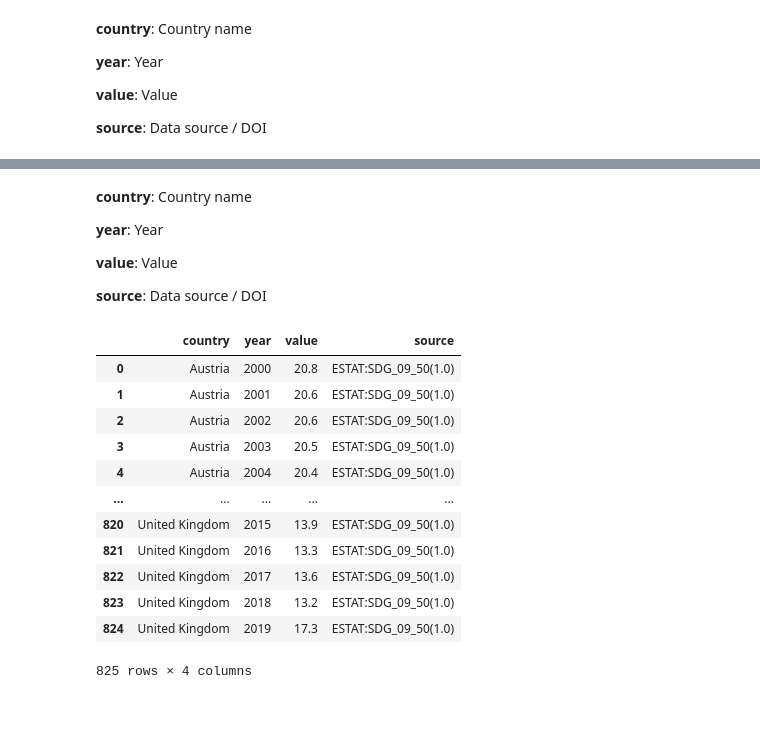
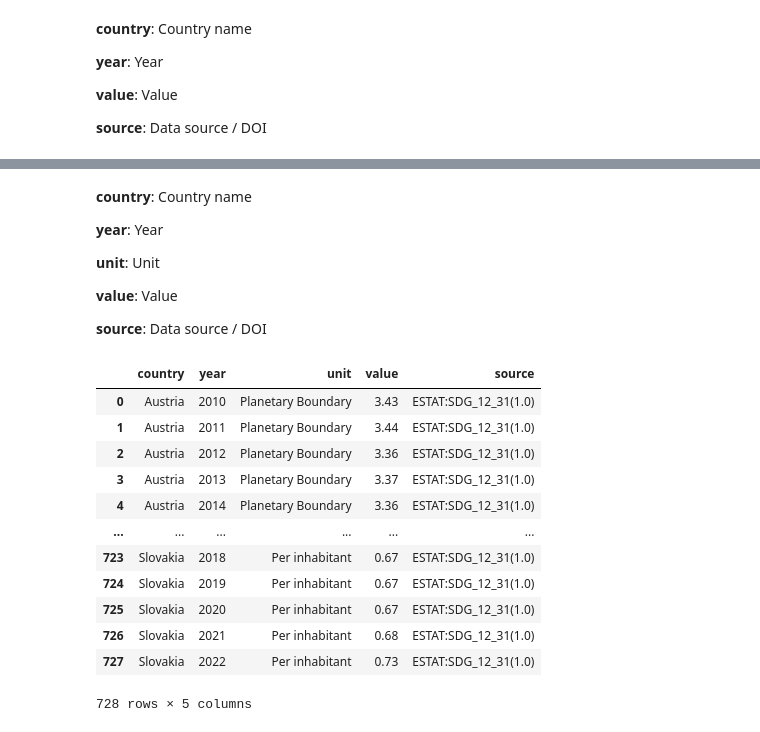
Before and after one commit to mozartfish/DH2321-Final-Project, a Jupyter notebook: data_cleaning.ipynb, the cells around one changed output, grey strips where cells are left out. Cells and saved outputs as stored; diff of their text form; code cells hidden in the pictures.

```diff
--- a/data_cleaning.ipynb
+++ b/data_cleaning.ipynb
@@ -135,0 +174,4 @@ df_11
+# %%
+df_12 = pd.read_csv('raw_data/sdg_12.csv')
+df_12.columns = df_12.columns.str.lower()
+df_12
@@ -138,33 +194,33 @@ df_11
 
 **year**: Year
 
+**unit**: Unit
+
 **value**: Value
 
 **source**: Data source / DOI
 # %%
-df_11.columns = df_11.columns.str.lower()
+df_12 = df_12.rename(columns={'geo': 'country'})
+df_12 = df_12.rename(columns={'time_period': 'year'})
+df_12 = df_12.rename(columns={'obs_value': 'value'})
+df_12 = df_12.rename(columns={'dataflow': 'source'})
 
-df_11 = df_11.rename(columns={'geo': 'country'})
-df_11 = df_11.rename(columns={'time_period': 'year'})
-df_11 = df_11.rename(columns={'obs_value': 'value'})
-df_11 = df_11.rename(columns={'dataflow': 'source'})
+df_12 = df_12[['country', 'year', 'unit', 'value', 'source']]
 
-df_11 = df_11[['country', 'year', 'value', 'source']]
+df_12.to_csv('data/sdg_12.csv', index=False)
 
-df_11.to_csv('data/sdg_11.csv', index=False)
-
-df_11
+df_12
 # %% [output]
-|  | country | year | value | source |
-| 0 | Austria | 2000 | 20.8 | ESTAT:SDG_09_50(1.0) |
-| 1 | Austria | 2001 | 20.6 | ESTAT:SDG_09_50(1.0) |
-| 2 | Austria | 2002 | 20.6 | ESTAT:SDG_09_50(1.0) |
-| 3 | Austria | 2003 | 20.5 | ESTAT:SDG_09_50(1.0) |
-| 4 | Austria | 2004 | 20.4 | ESTAT:SDG_09_50(1.0) |
-| ... | ... | ... | ... | ... |
-| 820 | United Kingdom | 2015 | 13.9 | ESTAT:SDG_09_50(1.0) |
-| 821 | United Kingdom | 2016 | 13.3 | ESTAT:SDG_09_50(1.0) |
-| 822 | United Kingdom | 2017 | 13.6 | ESTAT:SDG_09_50(1.0) |
-| 823 | United Kingdom | 2018 | 13.2 | ESTAT:SDG_09_50(1.0) |
-| 824 | United Kingdom | 2019 | 17.3 | ESTAT:SDG_09_50(1.0) |
+|  | country | year | unit | value | source |
+| 0 | Austria | 2010 | Planetary Boundary | 3.43 | ESTAT:SDG_12_31(1.0) |
+| 1 | Austria | 2011 | Planetary Boundary | 3.44 | ESTAT:SDG_12_31(1.0) |
+| 2 | Austria | 2012 | Planetary Boundary | 3.36 | ESTAT:SDG_12_31(1.0) |
+| 3 | Austria | 2013 | Planetary Boundary | 3.37 | ESTAT:SDG_12_31(1.0) |
+| 4 | Austria | 2014 | Planetary Boundary | 3.36 | ESTAT:SDG_12_31(1.0) |
+| ... | ... | ... | ... | ... | ... |
+| 723 | Slovakia | 2018 | Per inhabitant | 0.67 | ESTAT:SDG_12_31(1.0) |
+| 724 | Slovakia | 2019 | Per inhabitant | 0.67 | ESTAT:SDG_12_31(1.0) |
+| 725 | Slovakia | 2020 | Per inhabitant | 0.67 | ESTAT:SDG_12_31(1.0) |
+| 726 | Slovakia | 2021 | Per inhabitant | 0.68 | ESTAT:SDG_12_31(1.0) |
+| 727 | Slovakia | 2022 | Per inhabitant | 0.73 | ESTAT:SDG_12_31(1.0) |
-825 rows × 4 columns
+728 rows × 5 columns
```
Also changed, not shown: parts of 11 cells of this notebook, 5 other files.
